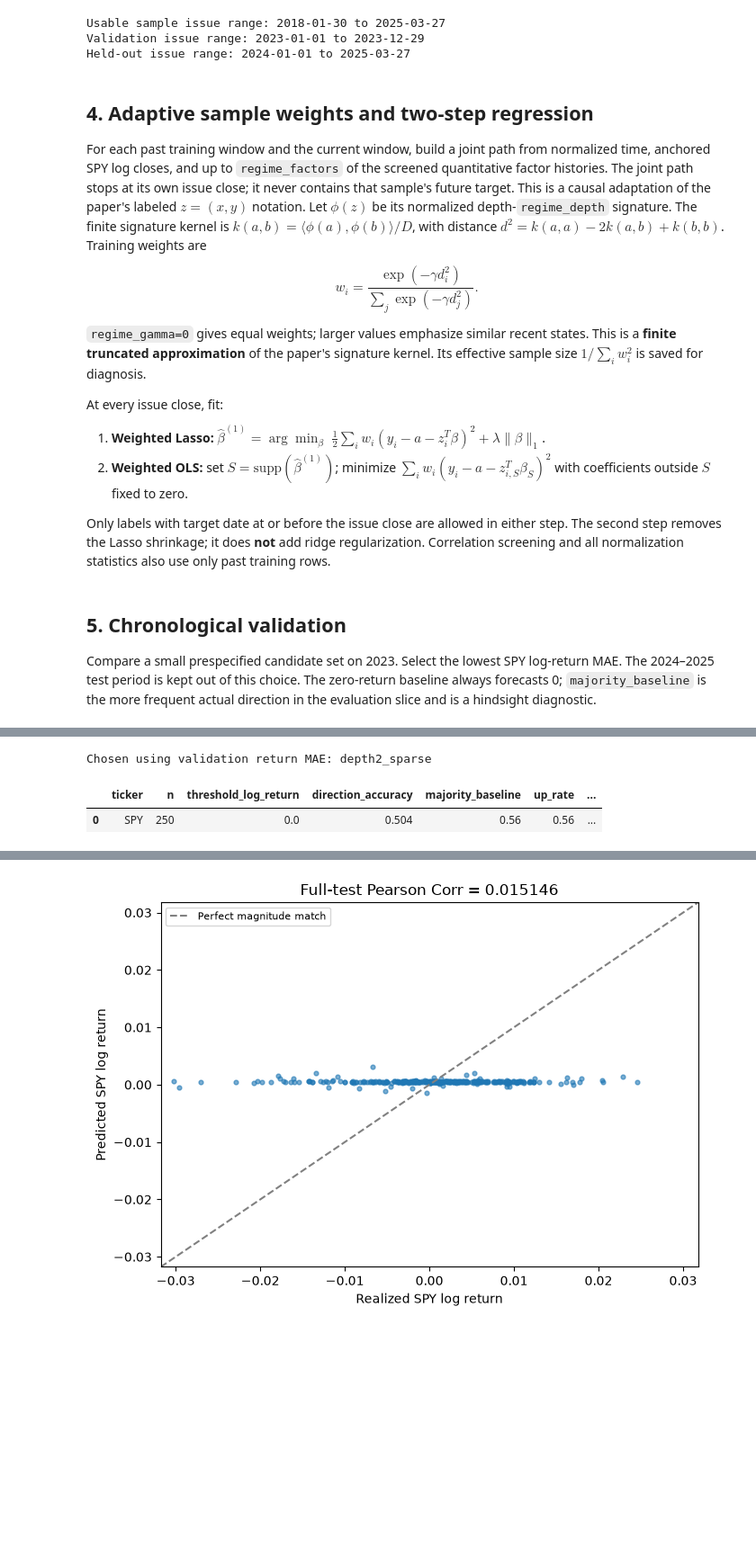
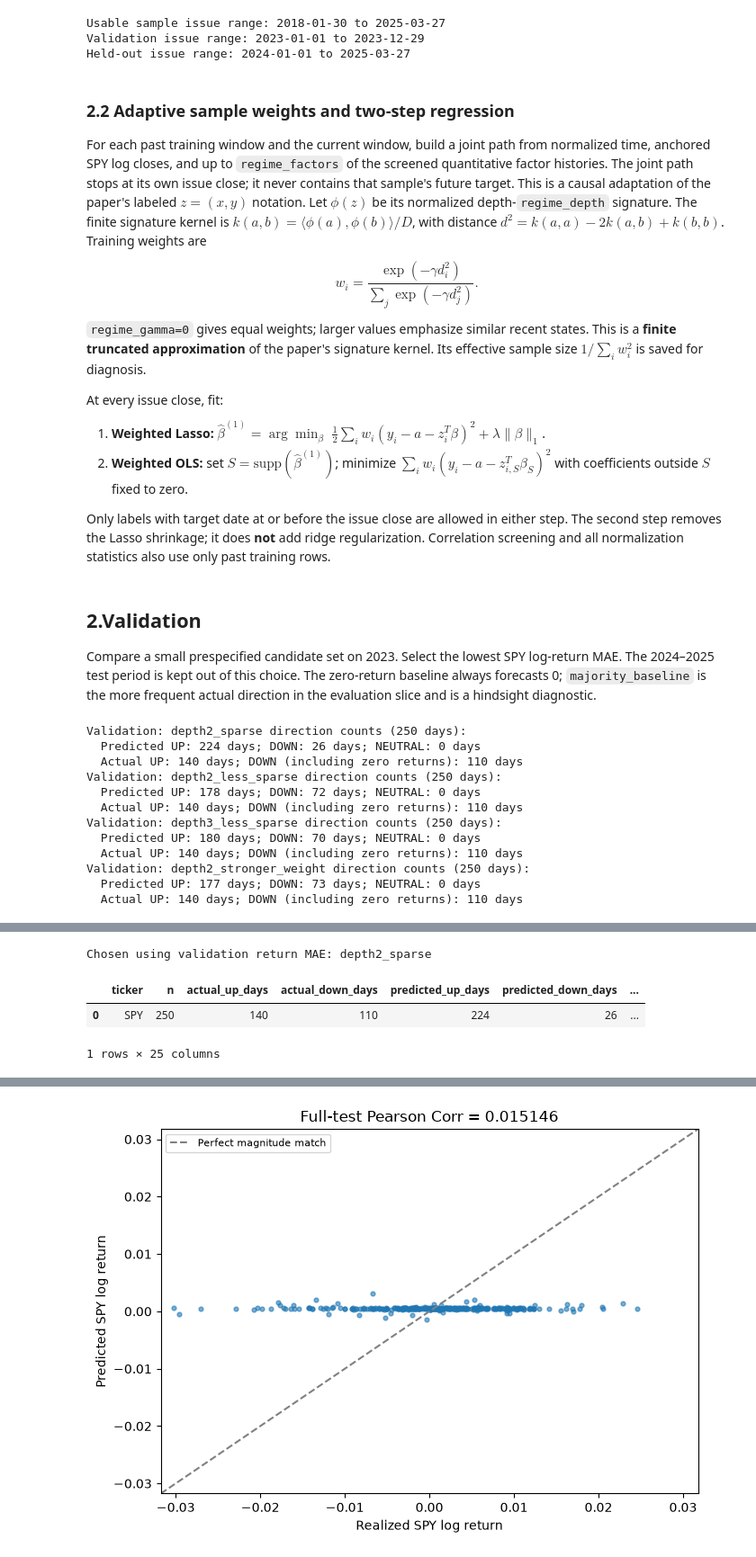
Before and after one commit to Hardy-Z/My_Trading_System, a Jupyter notebook: Signature_Price_Forecast/signature_price_forecast.ipynb, the cells around one changed output, grey strips where cells are left out. Shown at 90% size. Cells and saved outputs as stored; diff of their text form; code cells hidden in the pictures; blank space fills up the shorter version.

```diff
--- a/Signature_Price_Forecast/signature_price_forecast.ipynb
+++ b/Signature_Price_Forecast/signature_price_forecast.ipynb
@@ -38,7 +38,7 @@ if not (PROJECT / 'src' / 'spy_adaptive_lasso.py').exists():
 sys.path.insert(0, str(PROJECT / 'src'))
 from spy_adaptive_lasso import (ForecastConfig, TARGET, load_market_data,
                                 make_samples, replay, reconstruct_price_comparison,
-                                score_predictions,
+                                score_predictions, print_direction_counts,
                                 select_factors, save_run)
 
 ROOT = PROJECT.parent
@@ -48,7 +48,9 @@ USE_FINMULTITIME = True
 DATA_START, DATA_END = '2018-01-01', '2025-03-28'
 VALIDATION_START, VALIDATION_END = '2023-01-01', '2023-12-29'
 TEST_START, TEST_END = '2024-01-01', '2025-03-27'
-DIRECTION_RETURN_THRESHOLD = 0.0
+# Log-return cutoffs; forecasts between them are neutral.
+DIRECTION_UP_RETURN_THRESHOLD = 0
+DIRECTION_DOWN_RETURN_THRESHOLD = 0
 
 CANDIDATES = {
     'depth2_sparse': ForecastConfig(window=20, signature_depth=2, regime_depth=2,
@@ -61,6 +63,6 @@ CANDIDATES = {
                                              regime_gamma=1.0, lasso_alpha=0.0001),
 }
 print('Target:', TARGET, 'next-session log return')
-print('Direction threshold:', DIRECTION_RETURN_THRESHOLD)
+print('Direction thresholds (up, down):', DIRECTION_UP_RETURN_THRESHOLD, DIRECTION_DOWN_RETURN_THRESHOLD)
 # %% [output]
 Target: SPY next-session log return
@@ -203,7 +206,7 @@ Usable sample issue range: 2018-01-30 to 2025-03-27
 Validation issue range: 2023-01-01 to 2023-12-29
 Held-out issue range: 2024-01-01 to 2025-03-27
 # %% [markdown]
-## 4. Adaptive sample weights and two-step regression
+### 2.2 Adaptive sample weights and two-step regression
 
 For each past training window and the current window, build a joint path from normalized time, anchored SPY log closes, and up to `regime_factors` of the screened quantitative factor histories. The joint path stops at its own issue close; it never contains that sample's future target. This is a causal adaptation of the paper's labeled $z=(x,y)$ notation. Let $\phi(z)$ be its normalized depth-`regime_depth` signature. The finite signature kernel is $k(a,b)=\langle\phi(a),\phi(b)\rangle/D$, with distance $d^2=k(a,a)-2k(a,b)+k(b,b)$. Training weights are
 
@@ -218,34 +221,48 @@ At every issue close, fit:
 
 Only labels with target date at or before the issue close are allowed in either step. The second step removes the Lasso shrinkage; it does **not** add ridge regularization. Correlation screening and all normalization statistics also use only past training rows.
 # %% [markdown]
-## 5. Chronological validation
+## 2.Validation
 
 Compare a small prespecified candidate set on 2023. Select the lowest SPY log-return MAE. The 2024–2025 test period is kept out of this choice. The zero-return baseline always forecasts 0; `majority_baseline` is the more frequent actual direction in the evaluation slice and is a hindsight diagnostic.
 # %%
 validation_frames = {}
 rows = []
 for name, cfg in CANDIDATES.items():
     frame = replay(examples[name], cfg, VALIDATION_START, VALIDATION_END)
     validation_frames[name] = frame
-    metric = score_predictions(frame, DIRECTION_RETURN_THRESHOLD).iloc[0]
+    metric = score_predictions(frame, DIRECTION_UP_RETURN_THRESHOLD, DIRECTION_DOWN_RETURN_THRESHOLD).iloc[0]
+    print_direction_counts(metric, f'Validation: {name}')
     rows.append({'candidate': name, 'validation_return_mae': metric.return_mae,
                  'validation_direction_accuracy': metric.direction_accuracy,
                  'validation_return_rmse': metric.return_rmse,
                  'median_lasso_support': frame.lasso_support_count.median(),
                  'median_effective_train_n': frame.effective_train_n.median()})
 selection = pd.DataFrame(rows).sort_values('validation_return_mae').reset_index(drop=True)
 BEST_NAME = selection.loc[0, 'candidate']
 BEST_CONFIG = CANDIDATES[BEST_NAME]
 display(selection)
 print('Chosen using validation return MAE:', BEST_NAME)
-display(score_predictions(validation_frames[BEST_NAME], DIRECTION_RETURN_THRESHOLD))
+display(score_predictions(validation_frames[BEST_NAME], DIRECTION_UP_RETURN_THRESHOLD, DIRECTION_DOWN_RETURN_THRESHOLD))
 # %% [output]
+Validation: depth2_sparse direction counts (250 days):
+  Predicted UP: 224 days; DOWN: 26 days; NEUTRAL: 0 days
+  Actual UP: 140 days; DOWN (including zero returns): 110 days
+Validation: depth2_less_sparse direction counts (250 days):
+  Predicted UP: 178 days; DOWN: 72 days; NEUTRAL: 0 days
+  Actual UP: 140 days; DOWN (including zero returns): 110 days
+Validation: depth3_less_sparse direction counts (250 days):
+  Predicted UP: 180 days; DOWN: 70 days; NEUTRAL: 0 days
+  Actual UP: 140 days; DOWN (including zero returns): 110 days
+Validation: depth2_stronger_weight direction counts (250 days):
+  Predicted UP: 177 days; DOWN: 73 days; NEUTRAL: 0 days
+  Actual UP: 140 days; DOWN (including zero returns): 110 days
 |  | candidate | validation_return_mae | validation_direction_accuracy | validation_return_rmse | median_lasso_support | ... |
 | 0 | depth2_sparse | 0.006487 | 0.504 | 0.008253 | 1.0 | ... |
 | 1 | depth3_less_sparse | 0.006517 | 0.496 | 0.008300 | 10.0 | ... |
 | 2 | depth2_less_sparse | 0.006528 | 0.480 | 0.008299 | 7.0 | ... |
 | 3 | depth2_stronger_weight | 0.006536 | 0.532 | 0.008301 | 7.0 | ... |
-Chosen using validation return MAE: depth2_sparse
+Chosen using validation return MAE: depth2_sparse
-|  | ticker | n | threshold_log_return | direction_accuracy | majority_baseline | up_rate | ... |
-| 0 | SPY | 250 | 0.0 | 0.504 | 0.56 | 0.56 | ... |
+|  | ticker | n | actual_up_days | actual_down_days | predicted_up_days | predicted_down_days | ... |
+| 0 | SPY | 250 | 140 | 110 | 224 | 26 | ... |
+1 rows × 25 columns
 # %% [markdown]
```
Also changed, not shown: parts of 20 cells of this notebook, 26 other files.
